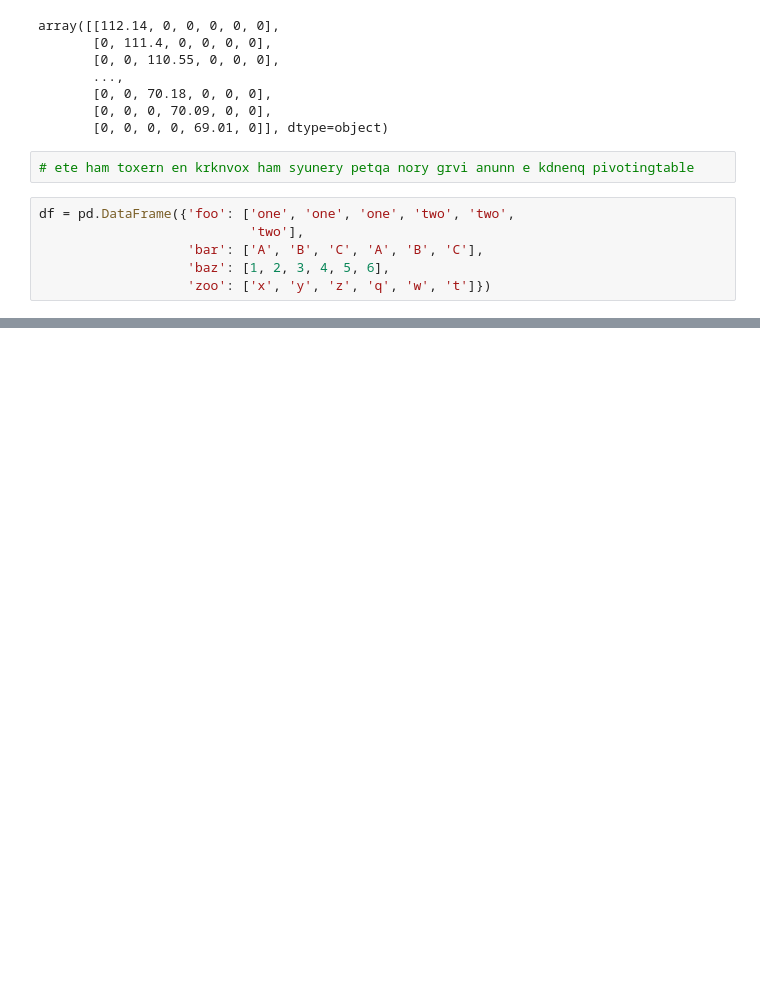
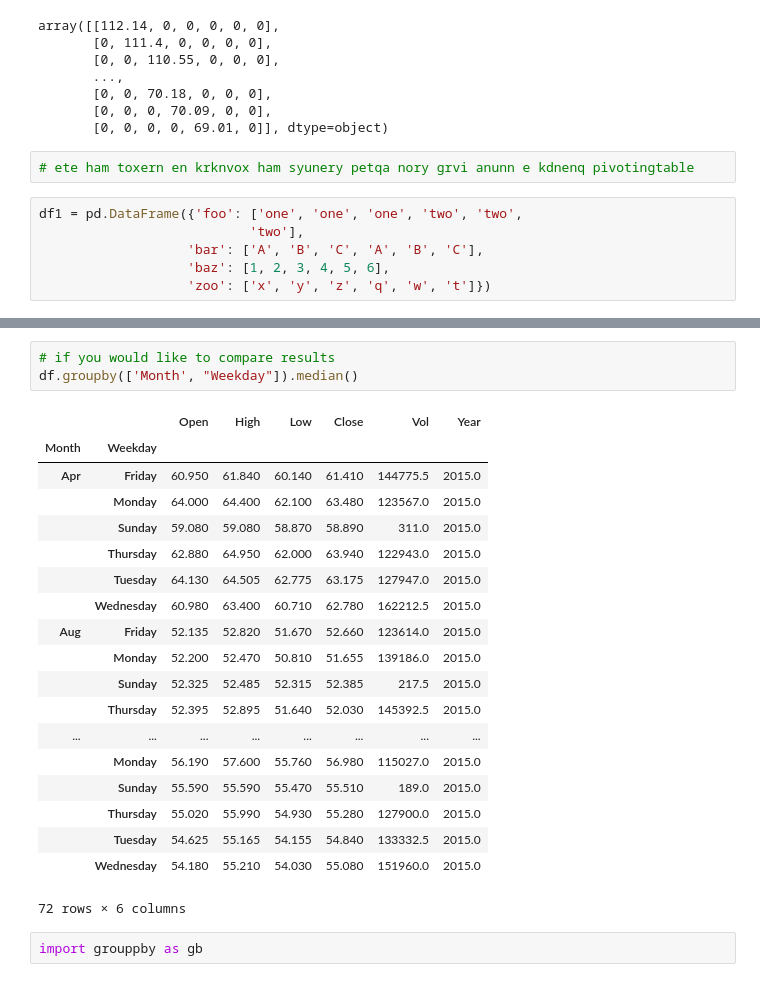
Before and after one commit to GurgenHovakimyan/pythondatamanipulation, a Jupyter notebook: sevagir.ipynb, the cells around one changed output, grey strips where cells are left out. Drawn from its saved outputs; the diff is of its cells as text; blank space fills up the shorter version.

```diff
--- a/sevagir.ipynb
+++ b/sevagir.ipynb
@@ -108,7 +82,7 @@ array([[112.14, 0, 0, 0, 0, 0],
 # %%
 # ete ham toxern en krknvox ham syunery petqa nory grvi anunn e kdnenq pivotingtable
 # %%
-df = pd.DataFrame({'foo': ['one', 'one', 'one', 'two', 'two',
+df1 = pd.DataFrame({'foo': ['one', 'one', 'one', 'two', 'two',
                            'two'],
                    'bar': ['A', 'B', 'C', 'A', 'B', 'C'],
                    'baz': [1, 2, 3, 4, 5, 6],
@@ -115,0 +110,25 @@ df = pd.DataFrame({'foo': ['one', 'one', 'one', 'two', 'two',
+# %%
+# if you would like to compare results
+df.groupby(['Month', "Weekday"]).median()
+# %% [output]
+|  |  | Open | High | Low | Close | Vol | Year |
+| Month | Weekday |  |  |  |  |  |  |
+| Apr | Friday | 60.950 | 61.840 | 60.140 | 61.410 | 144775.5 | 2015.0 |
+|  | Monday | 64.000 | 64.400 | 62.100 | 63.480 | 123567.0 | 2015.0 |
+|  | Sunday | 59.080 | 59.080 | 58.870 | 58.890 | 311.0 | 2015.0 |
+|  | Thursday | 62.880 | 64.950 | 62.000 | 63.940 | 122943.0 | 2015.0 |
+|  | Tuesday | 64.130 | 64.505 | 62.775 | 63.175 | 127947.0 | 2015.0 |
+|  | Wednesday | 60.980 | 63.400 | 60.710 | 62.780 | 162212.5 | 2015.0 |
+| Aug | Friday | 52.135 | 52.820 | 51.670 | 52.660 | 123614.0 | 2015.0 |
+|  | Monday | 52.200 | 52.470 | 50.810 | 51.655 | 139186.0 | 2015.0 |
+|  | Sunday | 52.325 | 52.485 | 52.315 | 52.385 | 217.5 | 2015.0 |
+|  | Thursday | 52.395 | 52.895 | 51.640 | 52.030 | 145392.5 | 2015.0 |
+| ... | ... | ... | ... | ... | ... | ... | ... |
+|  | Monday | 56.190 | 57.600 | 55.760 | 56.980 | 115027.0 | 2015.0 |
+|  | Sunday | 55.590 | 55.590 | 55.470 | 55.510 | 189.0 | 2015.0 |
+|  | Thursday | 55.020 | 55.990 | 54.930 | 55.280 | 127900.0 | 2015.0 |
+|  | Tuesday | 54.625 | 55.165 | 54.155 | 54.840 | 133332.5 | 2015.0 |
+|  | Wednesday | 54.180 | 55.210 | 54.030 | 55.080 | 151960.0 | 2015.0 |
+72 rows × 6 columns
+# %%
+import grouppby as gb
```
Also changed, not shown: parts of 33 cells of this notebook, 4 other files.
